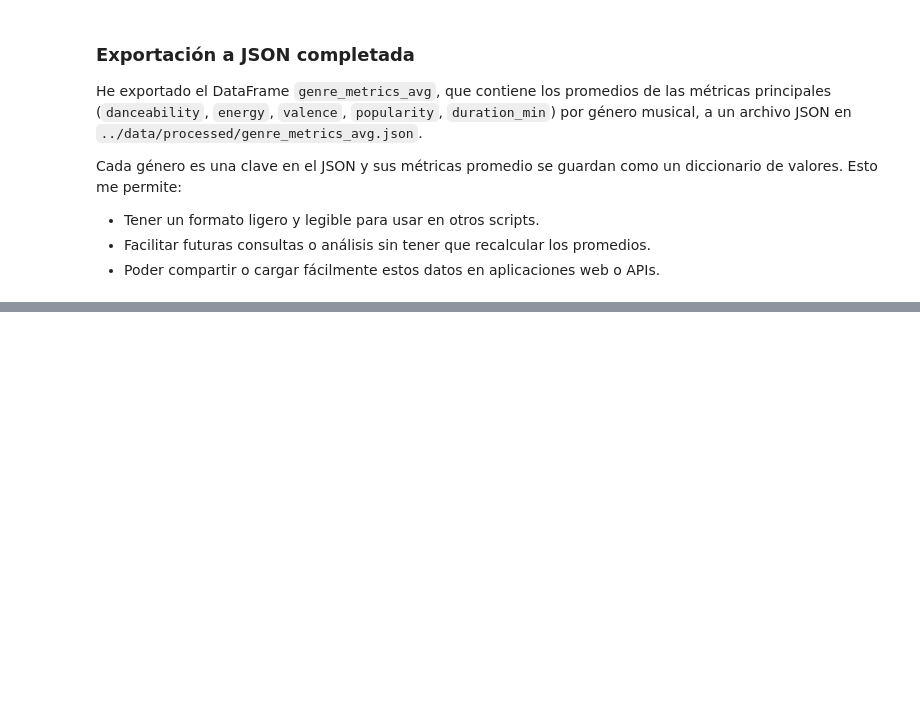
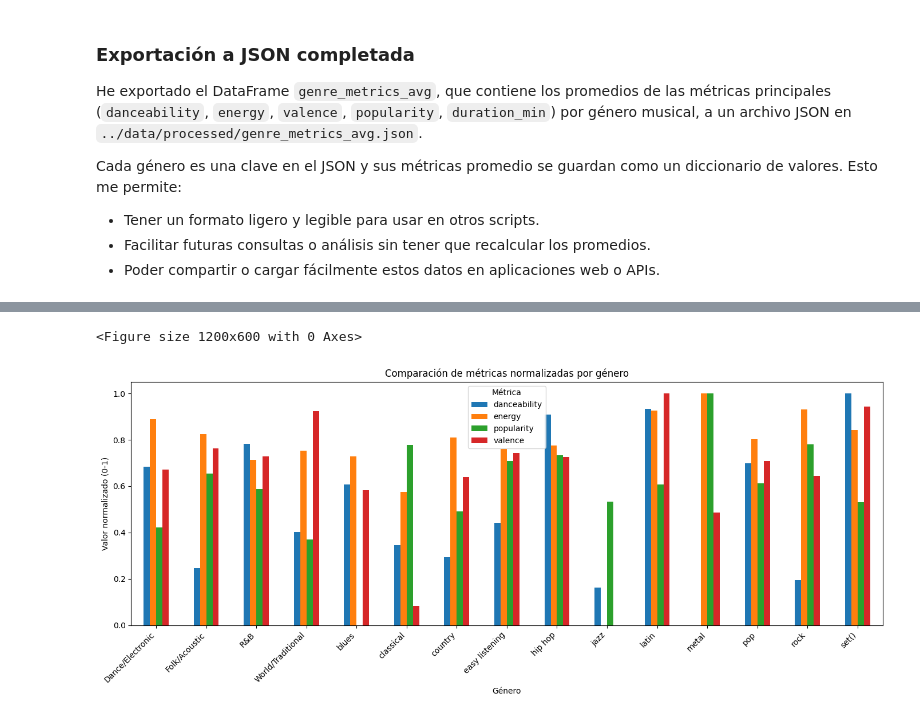
Before and after one commit to andresmatesanz/analizador-spotify-json, a Jupyter notebook: notebooks/01_exploracion_spotify.ipynb, the cells around one changed output, grey strips where cells are left out. Drawn from its saved outputs; the diff is of its cells as text; code cells hidden in the pictures; blank space fills up the shorter version.

Commit message:
Agrego gráfico de barras con métricas normalizadas por género para comparar danceability, energy, valence y popularity en la misma escala.

```diff
--- a/notebooks/01_exploracion_spotify.ipynb
+++ b/notebooks/01_exploracion_spotify.ipynb
@@ -647,0 +665,37 @@ Cada género es una clave en el JSON y sus métricas promedio se guardan como un
+# %%
+import pandas as pd
+import matplotlib.pyplot as plt
+from sklearn.preprocessing import MinMaxScaler
+
+# Creamos un DataFrame con los datos promedio por género que ya teníamos
+genre_metrics_avg = pd.DataFrame({
+    'danceability': [0.666792, 0.5674, 0.689418, 0.603, 0.64975, 0.59, 0.578143, 0.612, 0.718072, 0.548, 0.724078, 0.511061, 0.670214, 0.555641, 0.739],
+    'energy': [0.767123, 0.72855, 0.661312, 0.6857, 0.66975, 0.578, 0.718571, 0.689714, 0.69891, 0.233, 0.788375, 0.833303, 0.714803, 0.791688, 0.738955],
+    'popularity': [54.982051, 60.2, 58.70354, 53.8, 45.5, 63.0, 56.571429, 61.428571, 61.987147, 57.5, 59.171875, 67.984848, 59.274342, 63.068376, 57.454545],
+    'valence': [0.536671, 0.57925, 0.563156, 0.6537, 0.4955, 0.264, 0.521571, 0.570286, 0.561417, 0.225, 0.689203, 0.450511, 0.553938, 0.524314, 0.663273]
+}, index=[
+    'Dance/Electronic', 'Folk/Acoustic', 'R&B', 'World/Traditional', 'blues', 'classical', 'country',
+    'easy listening', 'hip hop', 'jazz', 'latin', 'metal', 'pop', 'rock', 'set()'
+])
+
+# Normalizamos las métricas para que todas estén entre 0 y 1
+scaler = MinMaxScaler()
+genre_metrics_normalized = pd.DataFrame(
+    scaler.fit_transform(genre_metrics_avg),
+    columns=genre_metrics_avg.columns,
+    index=genre_metrics_avg.index
+)
+
+# Generamos el gráfico
+plt.figure(figsize=(12, 6))
+genre_metrics_normalized.plot(kind='bar', figsize=(14,6))
+plt.title("Comparación de métricas normalizadas por género")
+plt.ylabel("Valor normalizado (0-1)")
+plt.xlabel("Género")
+plt.xticks(rotation=45, ha='right')
+plt.legend(title="Métrica")
+plt.tight_layout()
+plt.show()
+# %% [output]
+<Figure size 1200x600 with 0 Axes>
+[figure, added]
```
Also changed, not shown: parts of 5 cells of this notebook.
